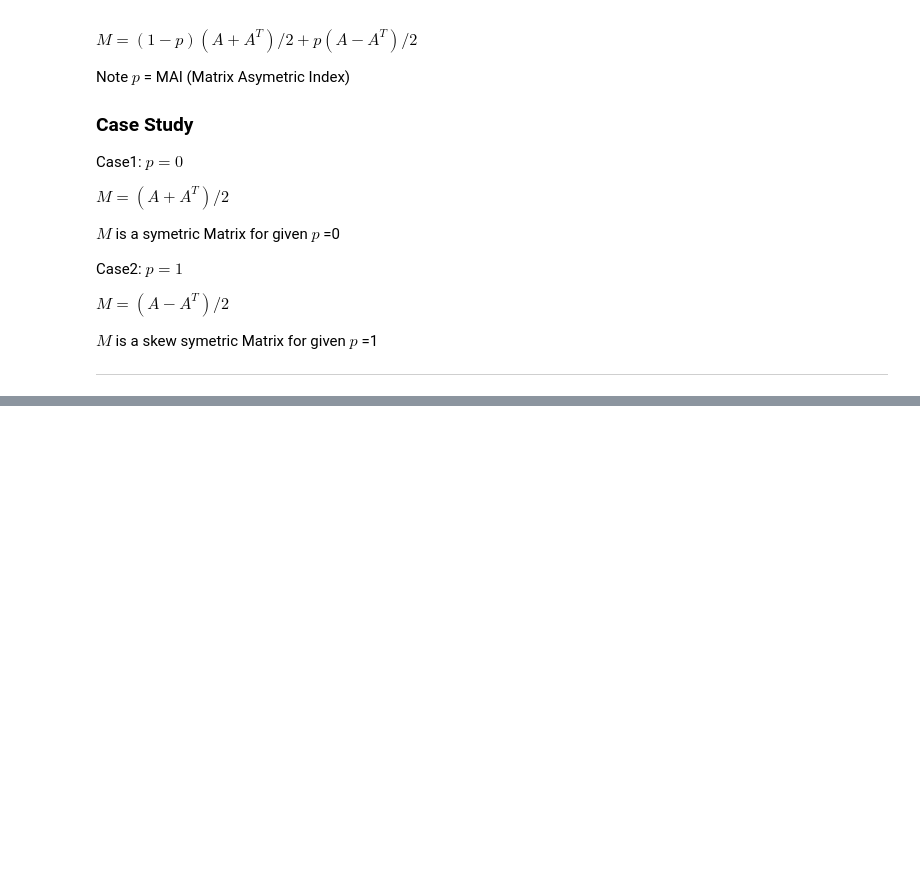
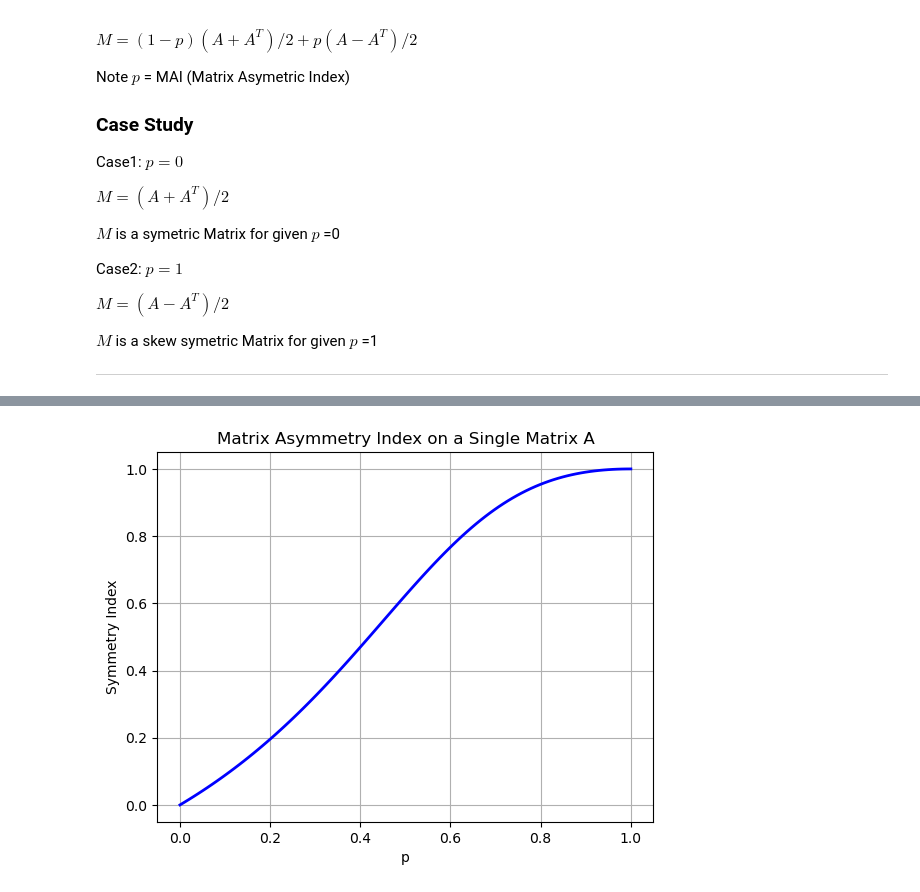
Before and after one commit to HasnainSaifi34/EngineeringMathematics, a Jupyter notebook: code chalenges Linear Algebra/matrices/asymetryindex.ipynb, the cells around one changed output, grey strips where cells are left out. Drawn from its saved outputs; the diff is of its cells as text; code cells hidden in the pictures; blank space fills up the shorter version.

```diff
--- a/code chalenges Linear Algebra/matrices/asymetryindex.ipynb
+++ b/code chalenges Linear Algebra/matrices/asymetryindex.ipynb
@@ -218,0 +220,27 @@ plt.show()
+# %%
+## Keeping A Matrix constant and not generating other random matrices
+
+
+m = (5*round(abs(np.random.randn())))+2
+
+sample = 100;
+xx = np.linspace(0,1,sample)
+
+yy = [];
+
+A = np.random.randn(m,m)
+
+# Not Keeping A constant
+for i in range(sample):
+    p = xx[i];
+    M = (1-p)*((A+A.T)/2) + p*((A-A.T)/2)
+    yy.append(Symetry_Index(M))
+
+plt.title(f"Matrix Asymmetry Index on a Single Matrix A")
+plt.plot(xx, yy, color='blue', linewidth=2)
+plt.xlabel('p')
+plt.ylabel('Symmetry Index')
+plt.grid(True)  # Optional: Add grid
+plt.show()
+# %% [output]
+[figure, added]
```
Also changed, not shown: parts of 1 cell of this notebook.
